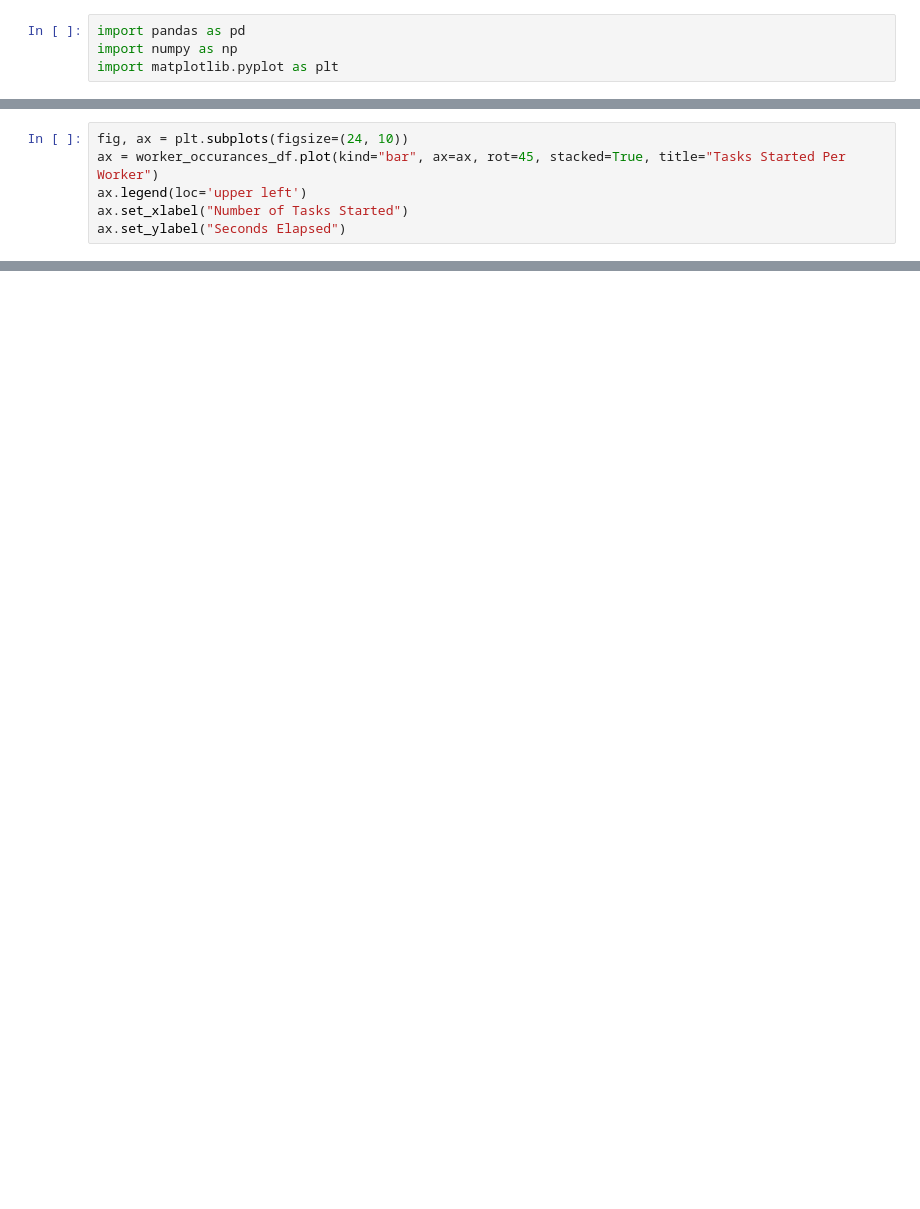
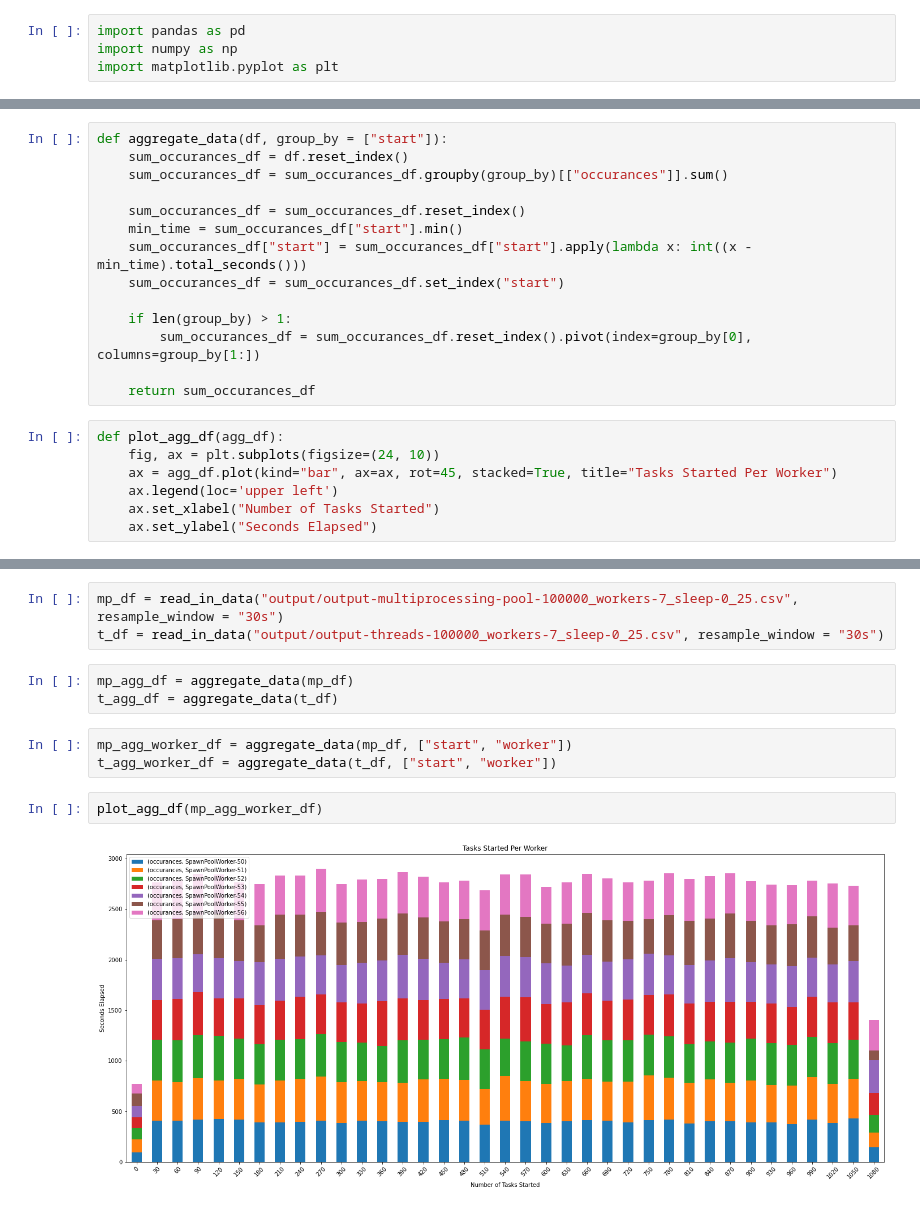
Before and after one commit to ryancollingwood/PythonConcurrency, a Jupyter notebook: Start Times.ipynb, the cells around one changed output, grey strips where cells are left out. Saved outputs shown, nothing was run; the diff lists cells and outputs as text; blank space fills up the shorter version.

Commit message:
plotting both multiprocessing and threading

```diff
--- a/Start Times.ipynb
+++ b/Start Times.ipynb
@@ -103,6 +12,21 @@ worker_occurances_df.head()
+# %%
+def aggregate_data(df, group_by = ["start"]):
+    sum_occurances_df = df.reset_index()
+    sum_occurances_df = sum_occurances_df.groupby(group_by)[["occurances"]].sum()
+
+    sum_occurances_df = sum_occurances_df.reset_index()
+    min_time = sum_occurances_df["start"].min()
+    sum_occurances_df["start"] = sum_occurances_df["start"].apply(lambda x: int((x - min_time).total_seconds()))
+    sum_occurances_df = sum_occurances_df.set_index("start")
+
+    if len(group_by) > 1:
+        sum_occurances_df = sum_occurances_df.reset_index().pivot(index=group_by[0], columns=group_by[1:])
+
+    return sum_occurances_df
 # %%
-fig, ax = plt.subplots(figsize=(24, 10))
-ax = worker_occurances_df.plot(kind="bar", ax=ax, rot=45, stacked=True, title="Tasks Started Per Worker")
-ax.legend(loc='upper left')
-ax.set_xlabel("Number of Tasks Started")
-ax.set_ylabel("Seconds Elapsed")
+def plot_agg_df(agg_df):
+    fig, ax = plt.subplots(figsize=(24, 10))
+    ax = agg_df.plot(kind="bar", ax=ax, rot=45, stacked=True, title="Tasks Started Per Worker")
+    ax.legend(loc='upper left')
+    ax.set_xlabel("Number of Tasks Started")
+    ax.set_ylabel("Seconds Elapsed")
@@ -111,0 +33,13 @@ Text(0, 0.5, 'Seconds Elapsed')
+# %%
+mp_df = read_in_data("output/output-multiprocessing-pool-100000_workers-7_sleep-0_25.csv", resample_window = "30s")
+t_df = read_in_data("output/output-threads-100000_workers-7_sleep-0_25.csv", resample_window = "30s")
+# %%
+mp_agg_df = aggregate_data(mp_df)
+t_agg_df = aggregate_data(t_df)
+# %%
+mp_agg_worker_df = aggregate_data(mp_df, ["start", "worker"])
+t_agg_worker_df = aggregate_data(t_df, ["start", "worker"])
+# %%
+plot_agg_df(mp_agg_worker_df)
+# %% [output]
+[figure, added]
```
Also changed, not shown: parts of 11 cells of this notebook.
